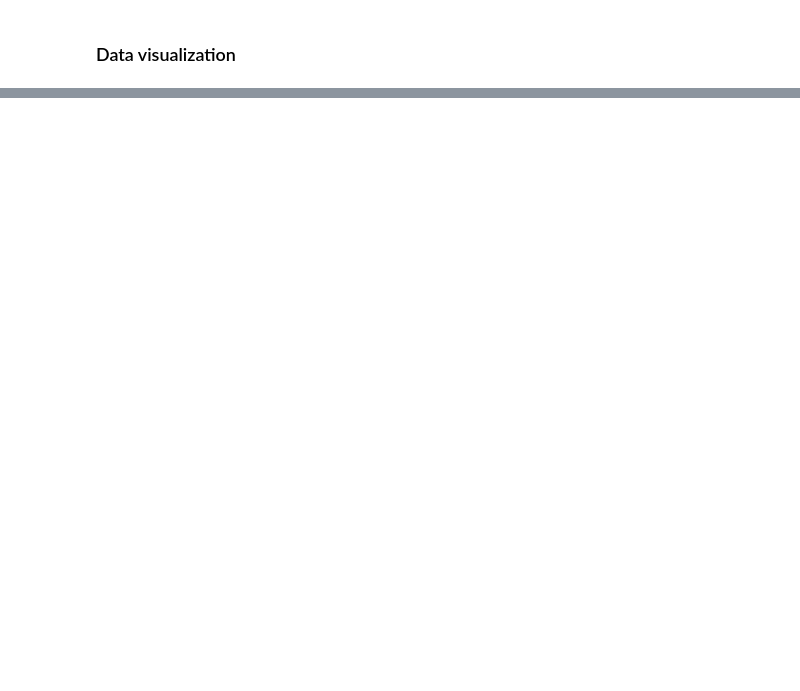
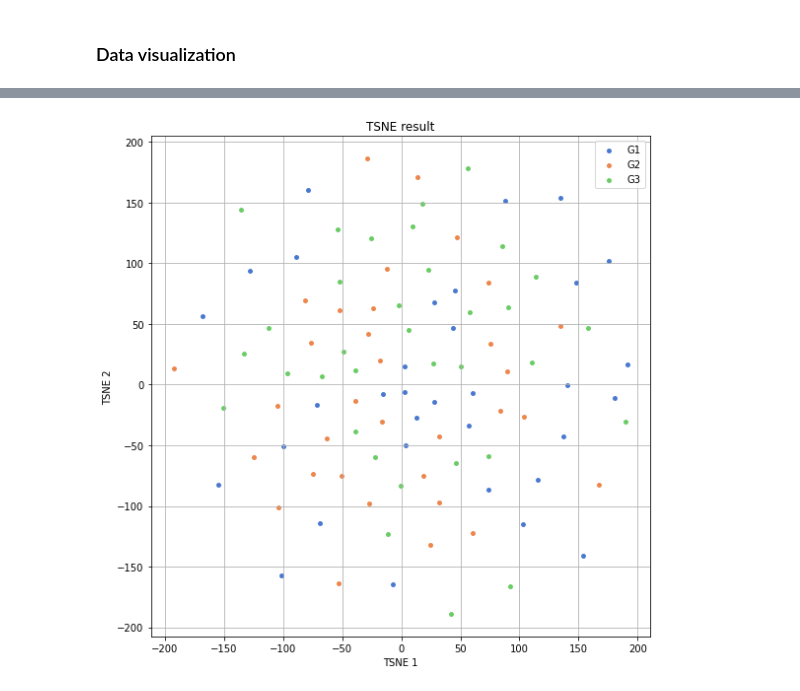
Before and after one commit to qwerty239qwe/scTenifoldpy, a Jupyter notebook: docs/source/1_data.ipynb, the cells around one changed output, grey strips where cells are left out. Saved outputs shown, nothing was run; the diff lists cells and outputs as text; code cells hidden in the pictures; blank space fills up the shorter version.

```diff
--- a/docs/source/1_data.ipynb
+++ b/docs/source/1_data.ipynb
@@ -23 +58,9 @@ from scTenifold.plotting import plot_embedding
+# %%
+plot_embedding(sim_data, groups={"G1": sim_data.columns.to_list()[:33],
+                                "G2": sim_data.columns.to_list()[33:66],
+                                "G3": sim_data.columns.to_list()[66:]},
+               method='TSNE',
+               title="TSNE result", size=15)
+# %% [output]
+[figure, added]
 # %%
```
Also changed, not shown: parts of 13 cells of this notebook, 8 other files.
